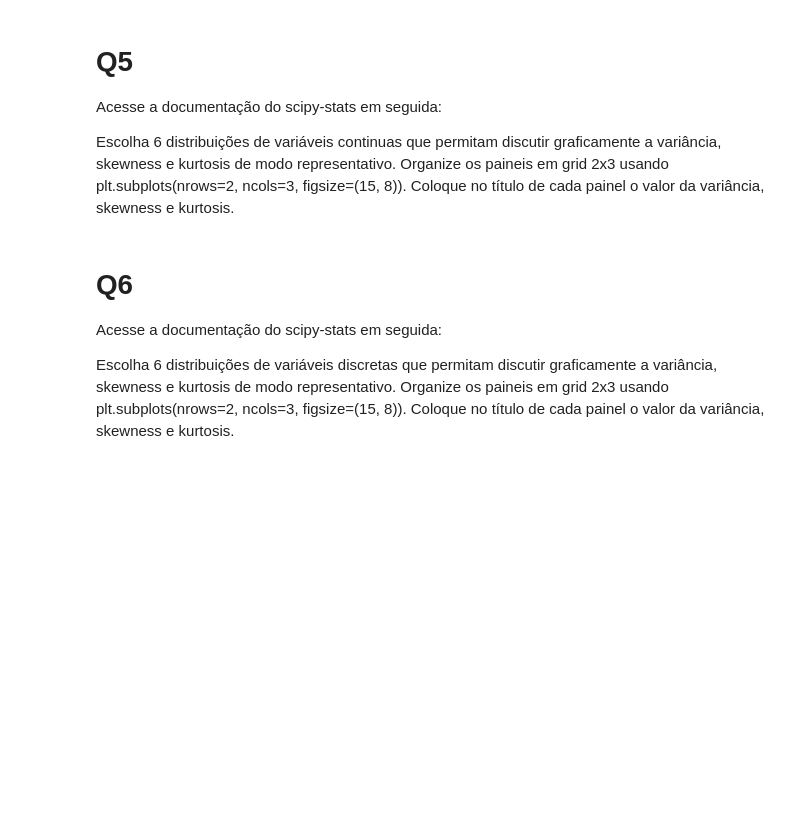
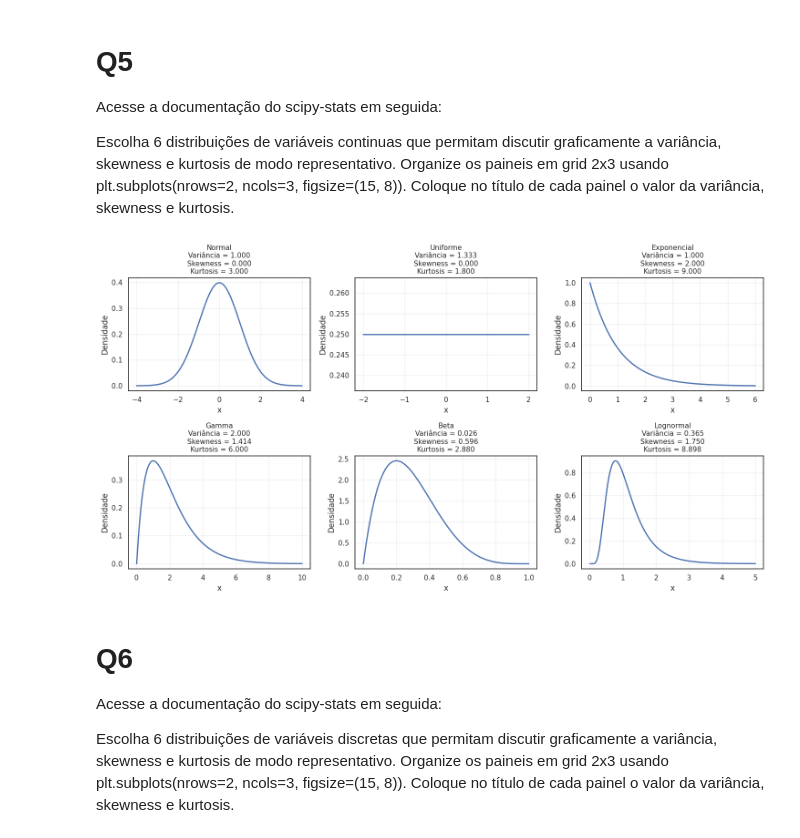
Before and after one commit to abujazarjannath/fisica_com_python_1, a Jupyter notebook: tarefa1.ipynb, the cells around one changed output. Saved outputs shown, nothing was run; the diff lists cells and outputs as text; code cells hidden in the pictures; blank space fills up the shorter version.

```diff
--- a/tarefa1.ipynb
+++ b/tarefa1.ipynb
@@ -245,6 +423,93 @@ Exemplos: https://python-graph-gallery.com/animation/
 Acesse a documentação do scipy-stats em seguida:
 
 Escolha 6 distribuições de variáveis continuas que permitam discutir graficamente a variância, skewness e kurtosis de modo representativo. Organize os paineis em grid 2x3 usando plt.subplots(nrows=2, ncols=3, figsize=(15, 8)). Coloque no título de cada painel o valor da variância, skewness e kurtosis.
+# %%
+import numpy as np
+import matplotlib.pyplot as plt
+from scipy import stats
+
+# Criar figura com 2 linhas e 3 colunas
+fig, axes = plt.subplots(
+    nrows=2,
+    ncols=3,
+    figsize=(15, 8)
+)
+
+# Número de pontos
+x = np.linspace(-5, 10, 1000)
+
+# Lista das distribuições
+distribuicoes = [
+    ("Normal", stats.norm),
+    ("Uniforme", stats.uniform),
+    ("Exponencial", stats.expon),
+    ("Gamma", stats.gamma),
+    ("Beta", stats.beta),
+    ("Lognormal", stats.lognorm)
+]
+
+# Parâmetros das distribuições
+parametros = [
+    {},
+    {"loc": -2, "scale": 4},
+    {},
+    {"a": 2},
+    {"a": 2, "b": 5},
+    {"s": 0.5}
+]
+
+# Fazer cada gráfico
+for ax, (nome, dist), params in zip(
+    axes.flat,
+    distribuicoes,
+    parametros
+):
+
+    # Criar eixo adequado para cada distribuição
+    if nome == "Normal":
+        x_plot = np.linspace(-4, 4, 1000)
+    elif nome == "Uniforme":
+        x_plot = np.linspace(-2, 2, 1000)
+    elif nome == "Exponencial":
+        x_plot = np.linspace(0, 6, 1000)
+    elif nome == "Gamma":
+        x_plot = np.linspace(0, 10, 1000)
+    elif nome == "Beta":
+        x_plot = np.linspace(0, 1, 1000)
+    else:
+        x_plot = np.linspace(0.01, 5, 1000)
+
+    # Calcular a densidade de probabilidade
+    y = dist.pdf(x_plot, **params)
+
+    # Calcular variância, skewness e kurtosis
+    variancia = dist.var(**params)
+    skewness = dist.stats(*params.values(), moments='s')
+    kurtosis = dist.stats(*params.values(), moments='k') + 3 #excesso de kurtosis
+
+    # Gráfico
+    ax.plot(x_plot, y, linewidth=2)
+
+    # Título com os valores estatísticos
+    ax.set_title(
+        f"{nome}\n"
+        f"Variância = {float(variancia):.3f}\n"
+        f"Skewness = {float(skewness):.3f}\n"
+        f"Kurtosis = {float(kurtosis):.3f}",
+        fontsize=11
+    )
+
+    ax.set_xlabel("x")
+    ax.set_ylabel("Densidade")
+
+    ax.grid(alpha=0.3)
+
+# Ajustar espaços
+plt.tight_layout()
+
+plt.show()
+# %% [output]
+[figure, added]
 # %% [markdown]
 # Q6
 Acesse a documentação do scipy-stats em seguida:
```
Also changed, not shown: parts of 5 cells of this notebook.
